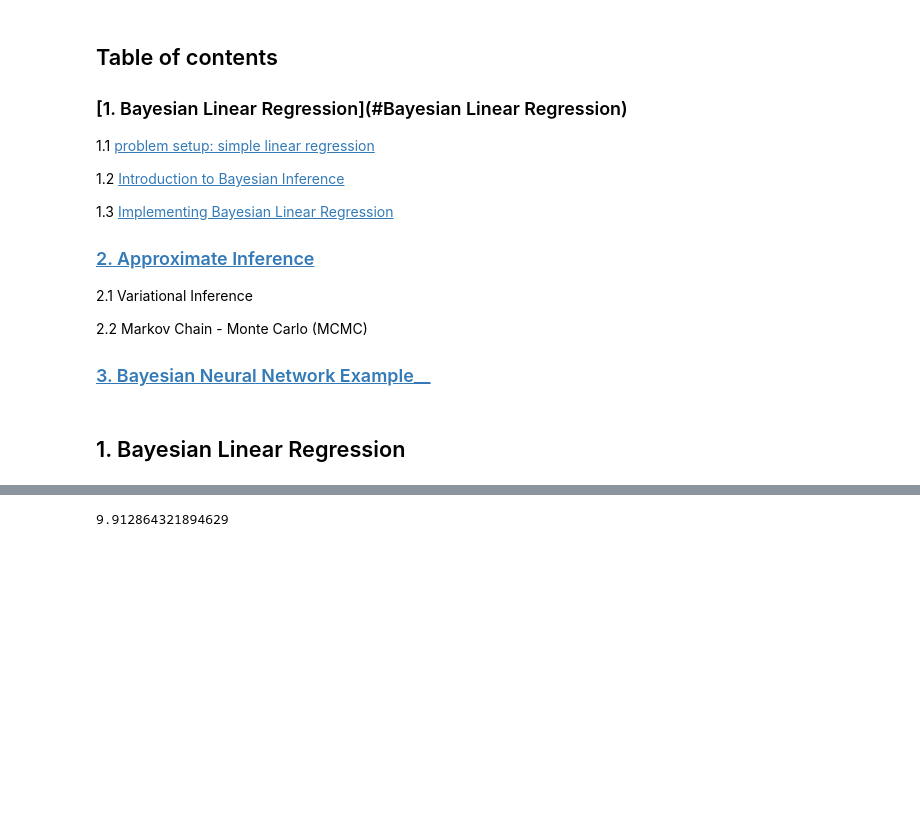
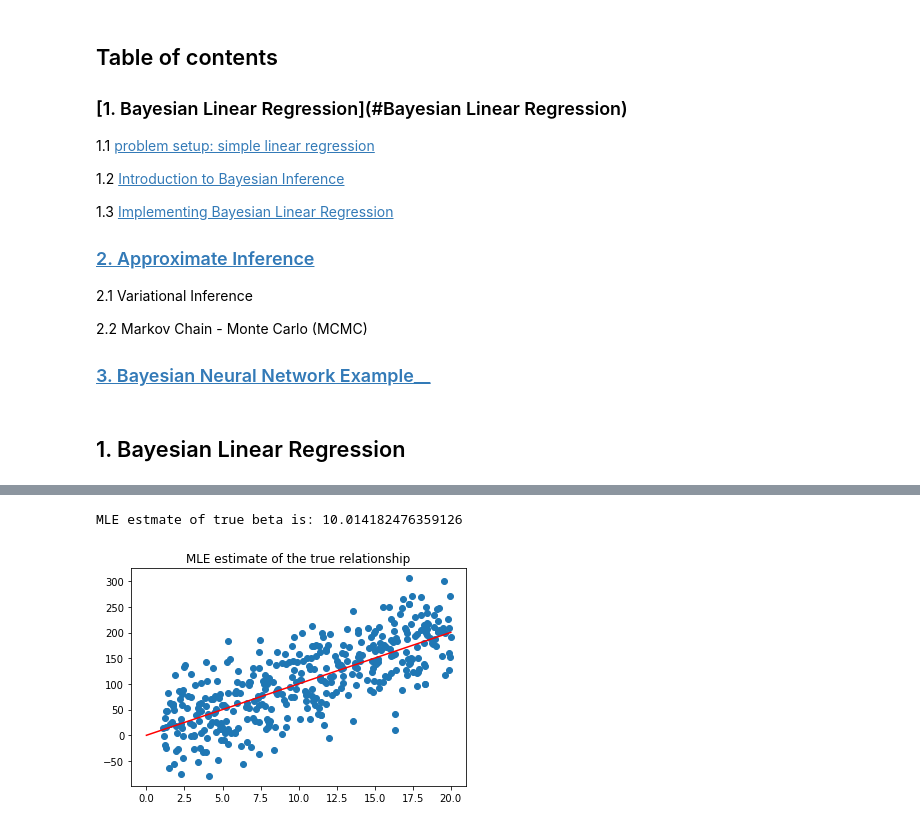
Before and after one commit to CornellDataScience/BayesianNeuralNets, a Jupyter notebook: ed_scripts/Bayesian Nets.ipynb, the cells around one changed output, grey strips where cells are left out. Cells and saved outputs as stored; diff of their text form; code cells hidden in the pictures; blank space fills up the shorter version.

```diff
--- a/ed_scripts/Bayesian Nets.ipynb
+++ b/ed_scripts/Bayesian Nets.ipynb
@@ -246,8 +285,15 @@ This shows that the inaccurate prior does not cripple Bayesian methods at all, a
 # %%
 from sklearn.linear_model import LinearRegression
 
 lm = LinearRegression(fit_intercept=False)
-lm.fit(sample_data_x.reshape(-1,1), sample_data_y.reshape(-1,1))
-print(float(lm.coef_))
+lm.fit(train_x.reshape(-1,1), train_y.reshape(-1,1))
+print("MLE estmate of true beta is: "+str(float(lm.coef_)))
+
+plt.scatter(test_x, test_y,)
+temp = np.linspace(0,20,100)
+plt.plot(temp, lm.coef_*temp.reshape(-1,1), c='red')
+plt.title("MLE estimate of the true relationship")
+plt.show()
 # %% [output]
-9.912864321894629
+MLE estmate of true beta is: 10.014182476359126
+[figure, added]
```
Also changed, not shown: parts of 12 cells of this notebook.
